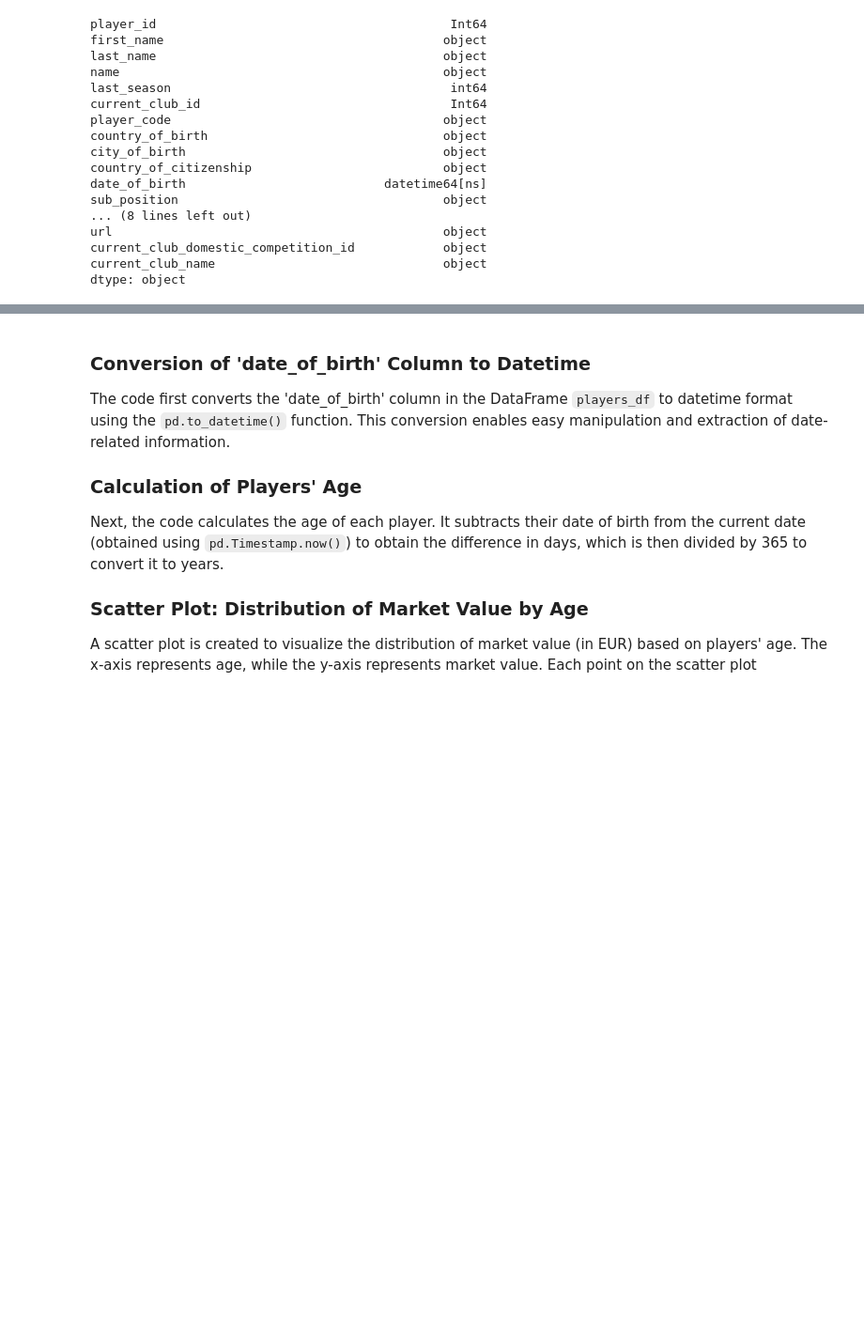
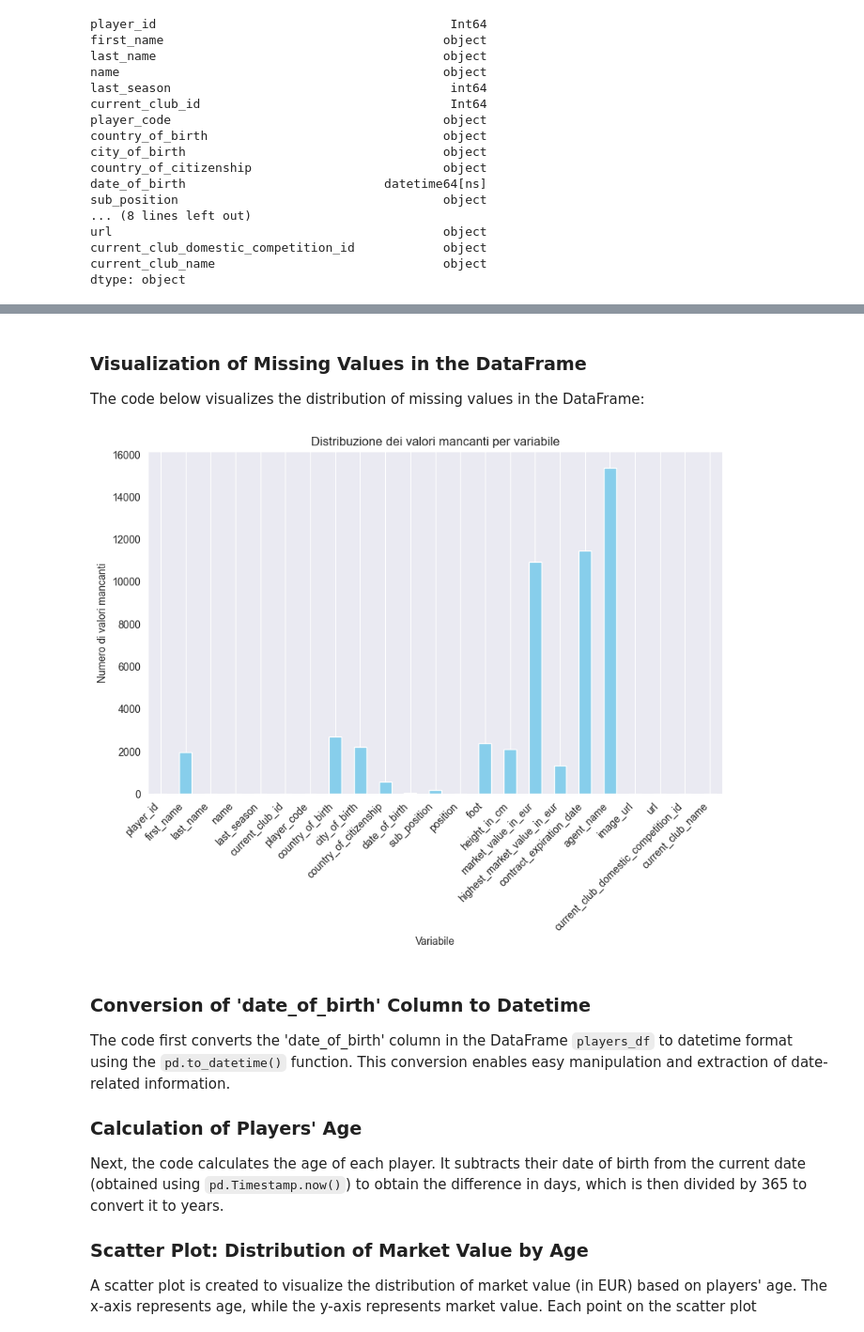
Before and after one commit to BonincontroL/IumTweb_project, a Jupyter notebook: solution/DataAnalysis/JupyterNotebooks/players.ipynb, the cells around one changed output, grey strips where cells are left out. Shown at 94% size. Cells and saved outputs as stored; diff of their text form; code cells hidden in the pictures; blank space fills up the shorter version.

```diff
--- a/solution/DataAnalysis/JupyterNotebooks/players.ipynb
+++ b/solution/DataAnalysis/JupyterNotebooks/players.ipynb
@@ -353,3 +382,22 @@ dtype: int64
+# %% [markdown]
+### Visualization of Missing Values in the DataFrame
+
+The code below visualizes the distribution of missing values in the DataFrame:
+# %%
+# Conteggio dei valori mancanti per ciascuna colonna
+missing_values = players_df.isnull().sum()
+
+# Grafico a barre dei valori mancanti
+plt.figure(figsize=(10, 6))
+missing_values.plot(kind='bar', color='skyblue')
+plt.title('Distribuzione dei valori mancanti per variabile')
+plt.xlabel('Variabile')
+plt.ylabel('Numero di valori mancanti')
+plt.xticks(rotation=45, ha='right')
+plt.grid(axis='y')
+plt.show()
+# %% [output]
+[figure, added]
 # %% [markdown]
 ### Conversion of 'date_of_birth' Column to Datetime
 The code first converts the 'date_of_birth' column in the DataFrame `players_df` to datetime format using the `pd.to_datetime()` function. This conversion enables easy manipulation and extraction of date-related information.
```
Also changed, not shown: parts of 26 cells of this notebook.
